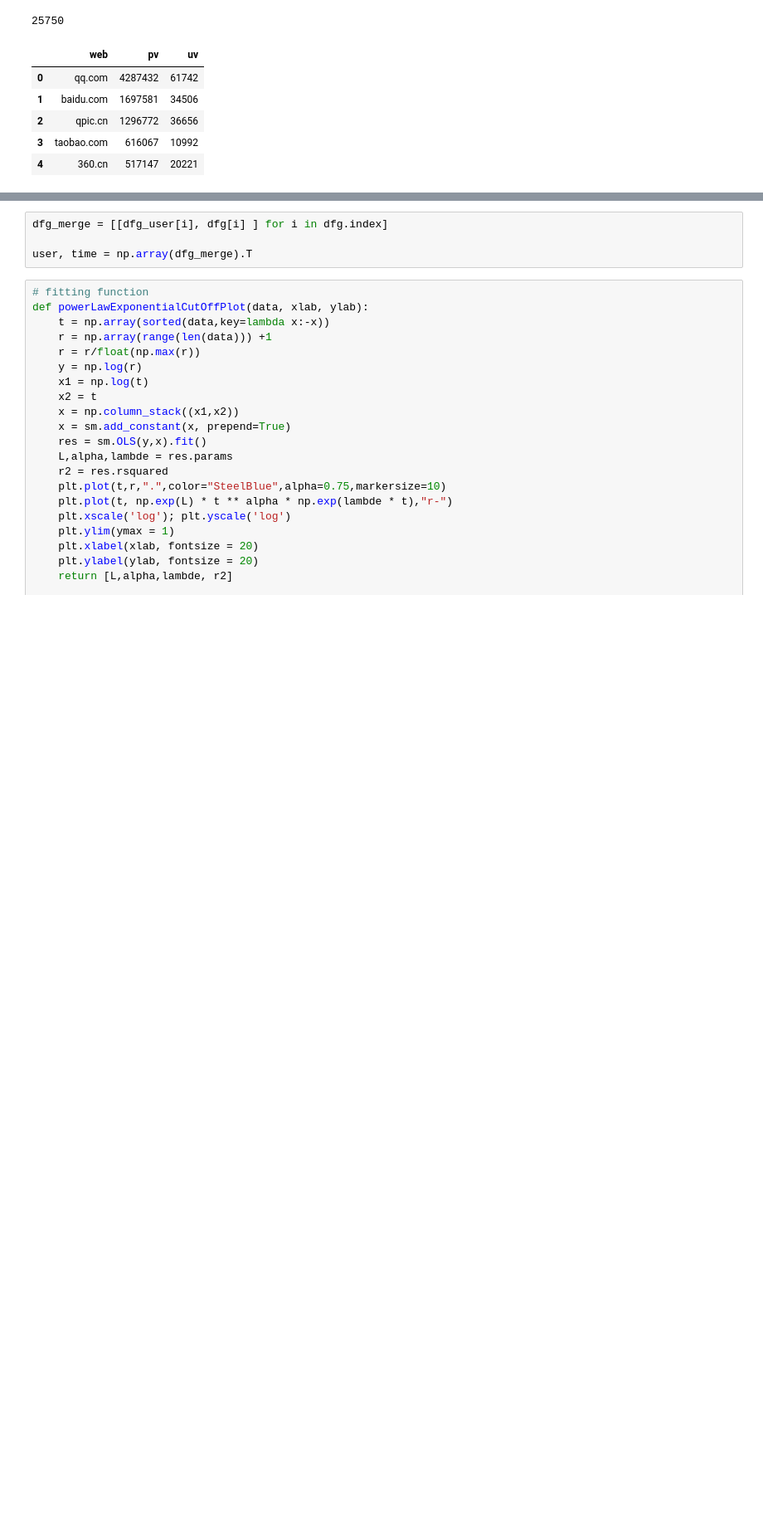
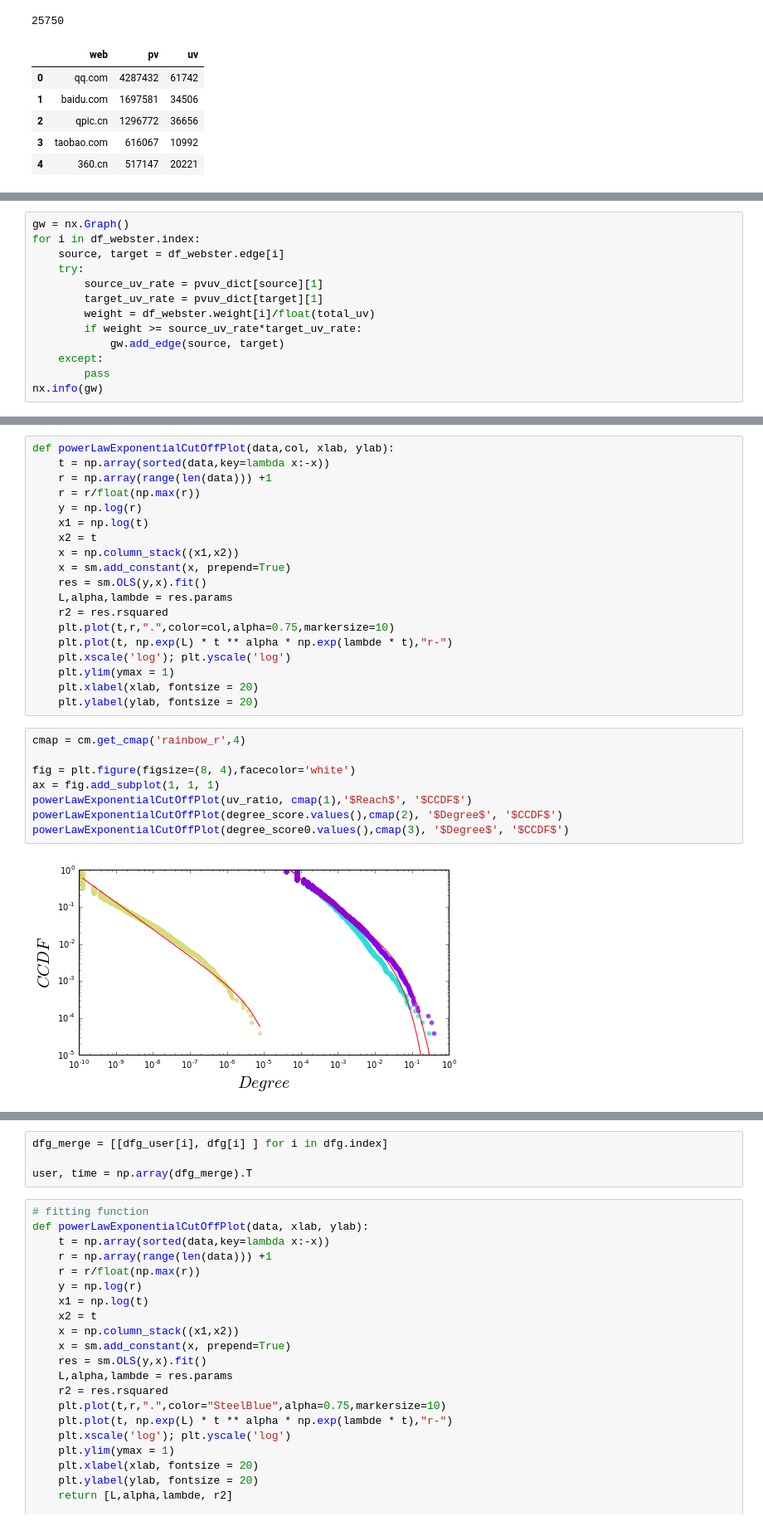
Before and after one commit to SocratesClub/cjc, a Jupyter notebook: cases/bjmobile_attention_flow_network.ipynb, the cells around one changed output, grey strips where cells are left out. Shown at 83% size. Drawn from its saved outputs; the diff is of its cells as text; blank space fills up the shorter version.

```diff
--- a/cases/bjmobile_attention_flow_network.ipynb
+++ b/cases/bjmobile_attention_flow_network.ipynb
@@ -394,0 +467,13 @@ Name: user, dtype: int64
+# %%
+gw = nx.Graph()
+for i in df_webster.index:
+    source, target = df_webster.edge[i]
+    try:
+        source_uv_rate = pvuv_dict[source][1]
+        target_uv_rate = pvuv_dict[target][1]
+        weight = df_webster.weight[i]/float(total_uv)
+        if weight >= source_uv_rate*target_uv_rate:
+            gw.add_edge(source, target)
+    except:
+        pass
+nx.info(gw)
@@ -394,0 +544,29 @@ Name: user, dtype: int64
+# %%
+def powerLawExponentialCutOffPlot(data,col, xlab, ylab):
+    t = np.array(sorted(data,key=lambda x:-x))
+    r = np.array(range(len(data))) +1
+    r = r/float(np.max(r))
+    y = np.log(r)
+    x1 = np.log(t)
+    x2 = t
+    x = np.column_stack((x1,x2))
+    x = sm.add_constant(x, prepend=True)
+    res = sm.OLS(y,x).fit()
+    L,alpha,lambde = res.params
+    r2 = res.rsquared
+    plt.plot(t,r,".",color=col,alpha=0.75,markersize=10)
+    plt.plot(t, np.exp(L) * t ** alpha * np.exp(lambde * t),"r-")
+    plt.xscale('log'); plt.yscale('log')
+    plt.ylim(ymax = 1)
+    plt.xlabel(xlab, fontsize = 20)
+    plt.ylabel(ylab, fontsize = 20)
+# %%
+cmap = cm.get_cmap('rainbow_r',4)
+
+fig = plt.figure(figsize=(8, 4),facecolor='white')
+ax = fig.add_subplot(1, 1, 1)
+powerLawExponentialCutOffPlot(uv_ratio, cmap(1),'$Reach$', '$CCDF$')
+powerLawExponentialCutOffPlot(degree_score.values(),cmap(2), '$Degree$', '$CCDF$')
+powerLawExponentialCutOffPlot(degree_score0.values(),cmap(3), '$Degree$', '$CCDF$')
+# %% [output]
+[figure, added]
```
Also changed, not shown: parts of 50 cells of this notebook, 6 other files.
